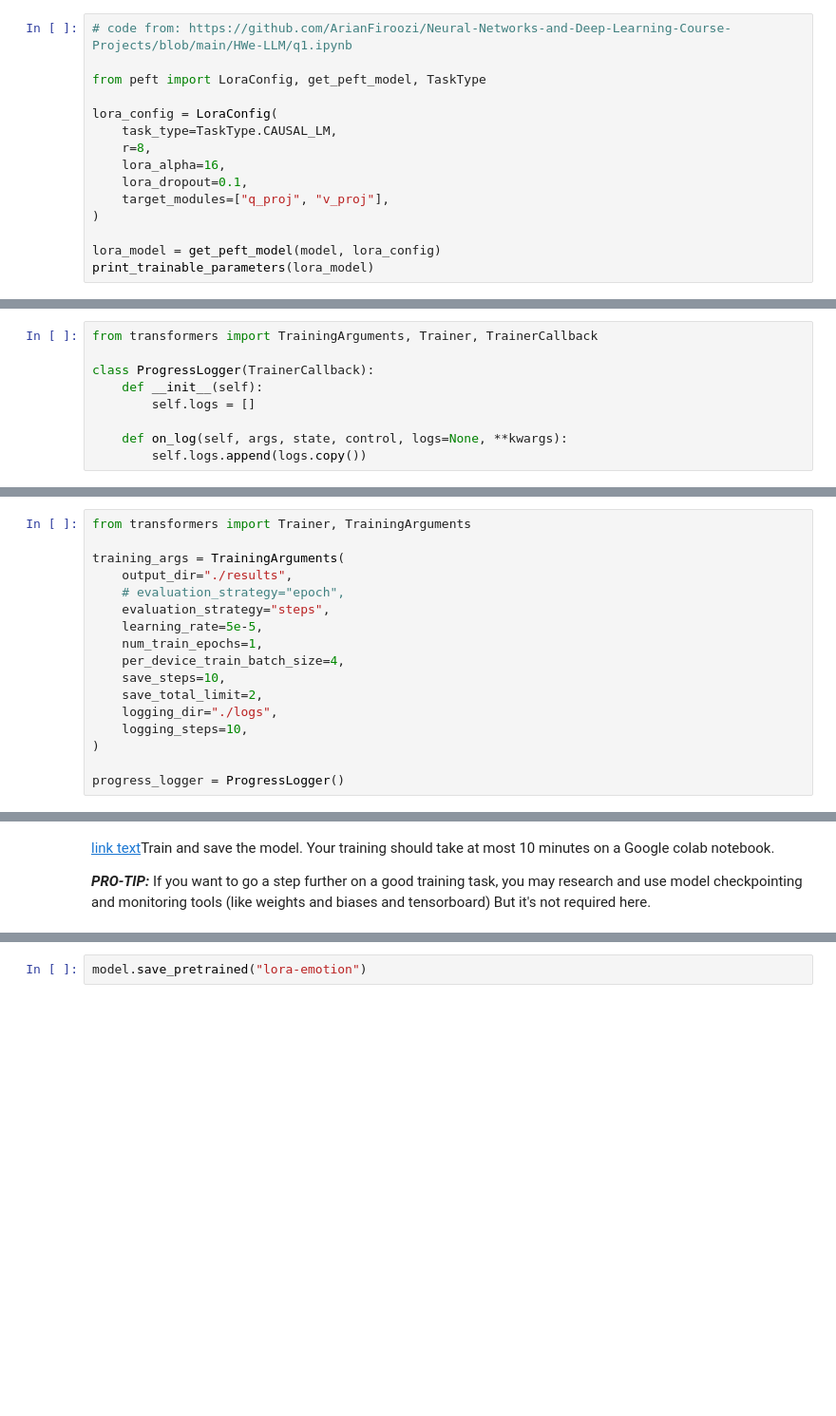
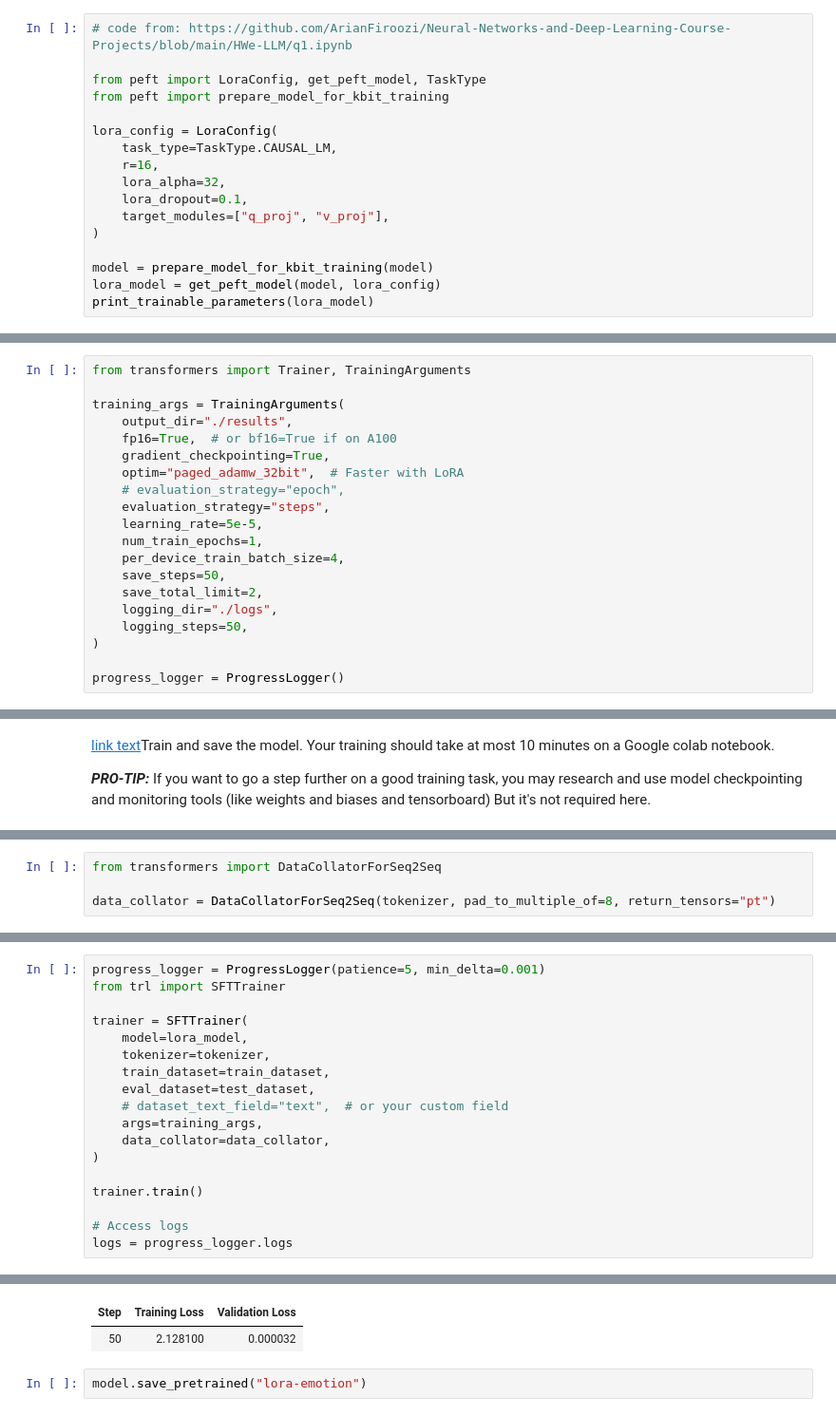
Before and after one commit to ArianFiroozi/LLM-Course-Projects, a Jupyter notebook: LLM_CA1.ipynb, the cells around one changed output, grey strips where cells are left out. Shown at 95% size. Cells and saved outputs as stored; diff of their text form; blank space fills up the shorter version.

```diff
--- a/LLM_CA1.ipynb
+++ b/LLM_CA1.ipynb
@@ -678,15 +686,17 @@ a. Find a configuration that provides a good balance between parameter efficienc
 # code from: https://github.com/ArianFiroozi/Neural-Networks-and-Deep-Learning-Course-Projects/blob/main/HWe-LLM/q1.ipynb
 
 from peft import LoraConfig, get_peft_model, TaskType
+from peft import prepare_model_for_kbit_training
 
 lora_config = LoraConfig(
     task_type=TaskType.CAUSAL_LM,
-    r=8,
-    lora_alpha=16,
+    r=16,
+    lora_alpha=32,
     lora_dropout=0.1,
     target_modules=["q_proj", "v_proj"],
 )
 
+model = prepare_model_for_kbit_training(model)
 lora_model = get_peft_model(model, lora_config)
 print_trainable_parameters(lora_model)
 # %% [output]
@@ -726,12 +736,3 @@ a. Implement a custom callback class that:
 5. (In your final project it is a good idea to use the big enough validation set to better monitor the training process. Given the time constraints for this assignment, we are not requiring you to do that.)
 
 ***NOTE:*** You should inherit from the TrainerCallback class implemented in transformers
-# %%
-from transformers import TrainingArguments, Trainer, TrainerCallback
-
-class ProgressLogger(TrainerCallback):
-    def __init__(self):
-        self.logs = []
-
-    def on_log(self, args, state, control, logs=None, **kwargs):
-        self.logs.append(logs.copy())
@@ -761,15 +805,18 @@ from transformers import Trainer, TrainingArguments
 
 training_args = TrainingArguments(
     output_dir="./results",
+    fp16=True,  # or bf16=True if on A100
+    gradient_checkpointing=True,
+    optim="paged_adamw_32bit",  # Faster with LoRA
     # evaluation_strategy="epoch",
     evaluation_strategy="steps",
     learning_rate=5e-5,
     num_train_epochs=1,
     per_device_train_batch_size=4,
-    save_steps=10,
+    save_steps=50,
     save_total_limit=2,
     logging_dir="./logs",
-    logging_steps=10,
+    logging_steps=50,
 )
 
 progress_logger = ProgressLogger()
@@ -822,0 +840,4 @@ logs = progress_logger.logs
+# %%
+from transformers import DataCollatorForSeq2Seq
+
+data_collator = DataCollatorForSeq2Seq(tokenizer, pad_to_multiple_of=8, return_tensors="pt")
@@ -822,0 +864,19 @@ logs = progress_logger.logs
+# %%
+progress_logger = ProgressLogger(patience=5, min_delta=0.001)
+from trl import SFTTrainer
+
+trainer = SFTTrainer(
+    model=lora_model,
+    tokenizer=tokenizer,
+    train_dataset=train_dataset,
+    eval_dataset=test_dataset,
+    # dataset_text_field="text",  # or your custom field
+    args=training_args,
+    data_collator=data_collator,
+)
+
+trainer.train()
+
+# Access logs
+logs = progress_logger.logs
+# %% [output]
@@ -823,3 +884,5 @@ logs = progress_logger.logs
+| Step | Training Loss | Validation Loss |
+| 50 | 2.128100 | 0.000032 |
 # %%
 model.save_pretrained("lora-emotion")
 # %% [markdown]
```
Also changed, not shown: parts of 10 cells of this notebook.
